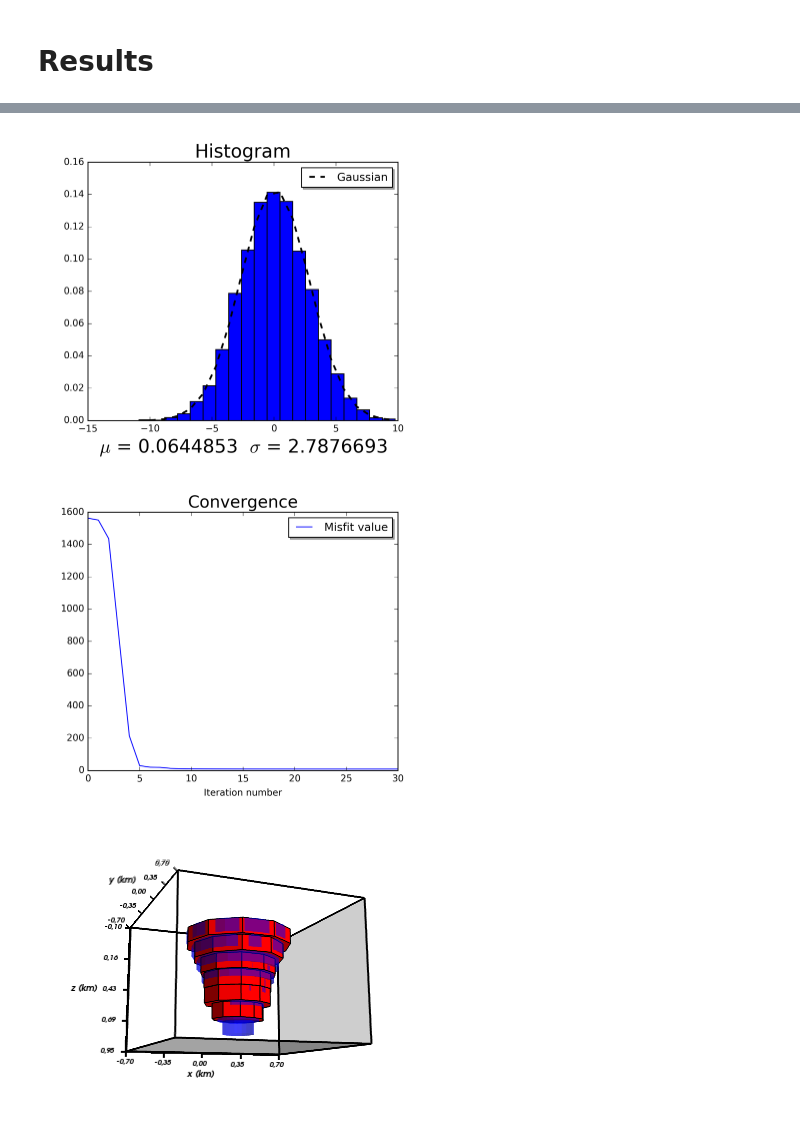
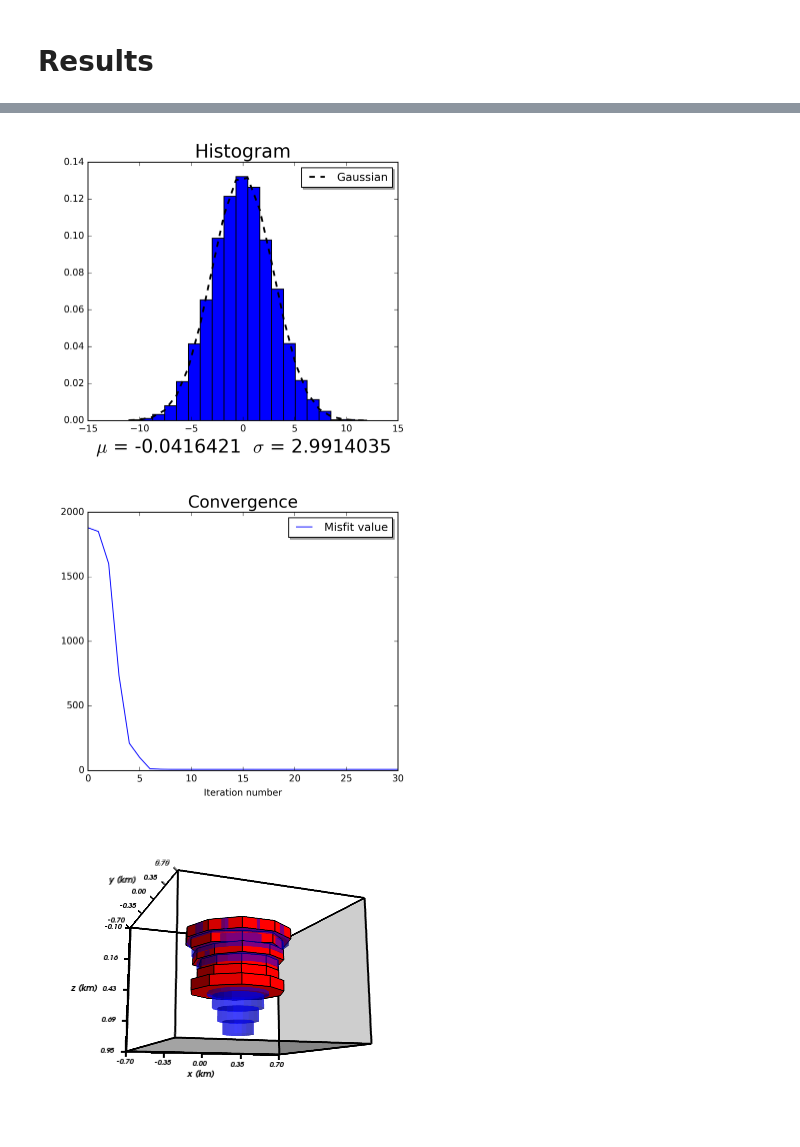
Before and after one commit to pinga-lab/magnetic-radial-inversion, a Jupyter notebook: code/kimberlite/kimberlite_tfa_inversion_ture_direction.ipynb, the cells around one changed output, grey strips where cells are left out. Saved outputs shown, nothing was run; the diff lists cells and outputs as text; code cells hidden in the pictures.

```diff
--- a/code/kimberlite/kimberlite_tfa_inversion_ture_direction.ipynb
+++ b/code/kimberlite/kimberlite_tfa_inversion_ture_direction.ipynb
@@ -98 +100,5 @@ d0 = polyprism.tf(xp, yp, zp, model0, inc, dec) # predict data
 res0 = dobs - d0
+# %%
+mypath = 'kimberlite_tfa_inversion/direction_inc%d_dec%d/diorama_tfa_r%d_int%d_z0%d_dz%d' % (incs, decs, rin[0], np.linalg.norm(props['magnetization']), z0, dz)
+if not os.path.isdir(mypath):
+   os.makedirs(mypath)
@@ -160,13 +209,13 @@ img(filename='figs/kimberlite_tfa_obs_data_true_inital.png', width=400, height=4
 lamb = 1000.
 dlamb = 10.      # step for Marquadt's parameter
 
-a1 = 0.002  # adjacent radial distances within each prism
-a2 = 0.03   # vertically adjacent radial distances
+a1 = 0.006  # adjacent radial distances within each prism
+a2 = 0.0009   # vertically adjacent radial distances
 a3 = 0.     # outcropping cross-section
 a4 = 0.     # outcropping origin
-a5 = 0.2     # vertically adjacent origins
-a6 = 0.00005   # zero order Tikhonov on adjacent radial distances
-a7 = 0.00001     # zero order Tikhonov on thickness of each prism
+a5 = 0.02     # vertically adjacent origins
+a6 = 0.0000005   # zero order Tikhonov on adjacent radial distances
+a7 = 0.000001     # zero order Tikhonov on thickness of each prism
 # %%
 delta = np.array([deltax, deltay, deltar, deltaz])
 alpha = np.array([a1, a2, a3, a4, a5, a6, a7])
@@ -174,7 +223,9 @@ alpha = np.array([a1, a2, a3, a4, a5, a6, a7])
 ### Inversion
 # %%
 d_fit, m_est, model_est, phi_list = mfun.levmarq_tf(xp, yp, zp, m0, M, L, delta, itmax,
-                                                    itmax_marq, lamb, dlamb, epsilon,
-                                                    mmin, mmax, m_out, dobs, inc, dec,
+                                                    itmax_marq, lamb, dlamb, tol,
+                                                    mmin, mmax, m_out, dobs,
+                                                    kimberlite_data['main_field'][0],
+                                                    kimberlite_data['main_field'][1],
                                                     props, alpha, z0, dz)
 # %% [output]
@@ -229,8 +280,8 @@ plt.savefig('figs/kimberlite_tfa_td_hist.png', dpi=300)
 #plt.show()
 # %%
-img(filename='figs/kimberlite_tfa_td_hist.png', width=400, height=400)
+img(filename=mypath+'/kimberlite_tfa_td_hist.png', width=400, height=400)
 # %% [output]
-[figure, old version]
+[figure, new version]
 # %%
 plt.figure(figsize=(6,5))
 plt.title('Convergence', fontsize = 18)
@@ -242,8 +293,8 @@ plt.savefig('figs/kimberlite_tfa_td_convergence.png', dpi=300)
 #plt.show()
 # %%
-img(filename='figs/kimberlite_tfa_td_convergence.png', width=400, height=400)
+img(filename=mypath+'/kimberlite_tfa_td_convergence.png', width=400, height=400)
 # %% [output]
-[figure, old version]
+[figure, new version]
 # %%
 bounds = [-700., 700., -700., 700., -100., 950.]
 
@@ -269,10 +320,10 @@ scene.scene.camera.compute_view_plane_normal()
 myv.wall_bottom(ax.axes.bounds, opacity=0.2)
 myv.wall_north(ax.axes.bounds)
 #myv.title('bolacha', color=(0, 0, 0), size=1.3, height=0.5)
-myv.savefig('figs/kimberlite_tfa_td_bolacha1.png')
+myv.savefig(mypath+'/kimberlite_tfa_td_bolacha1.png')
 myv.show()
 
-img(filename='figs/kimberlite_tfa_td_bolacha1.png')
+img(filename=mypath+'/kimberlite_tfa_td_bolacha1.png')
 
 bounds = [-700., 700., -700., 700., -100., 950.]
 
@@ -299,10 +350,10 @@ scene.scene.render()
 myv.wall_bottom(ax.axes.bounds, opacity=0.2)
 myv.wall_north(ax.axes.bounds)
 #myv.title('bolacha', color=(0, 0, 0), size=1.3, height=0.5)
-myv.savefig('figs/kimberlite_tfa_td_bolacha2.png')
+myv.savefig(mypath+'/kimberlite_tfa_td_bolacha2.png')
 myv.show()
 
-img(filename='figs/kimberlite_tfa_td_bolacha2.png')
+img(filename=mypath+'/kimberlite_tfa_td_bolacha2.png')
 
 bounds = [-700., 700., -700., 700., -100., 950.]
 
@@ -329,39 +380,39 @@ scene.scene.render()
 myv.wall_bottom(ax.axes.bounds, opacity=0.2)
 myv.wall_north(ax.axes.bounds)
 #myv.title('bolacha', color=(0, 0, 0), size=1.3, height=0.5)
-myv.savefig('figs/kimberlite_tfa_td_bolacha3.png')
+myv.savefig(mypath+'/kimberlite_tfa_td_bolacha3.png')
 myv.show()
 
-img(filename='figs/kimberlite_tfa_td_bolacha3.png')
+img(filename=mypath+'/kimberlite_tfa_td_bolacha3.png')
 
 bounds = [-700., 700., -700., 700., -100., 950.]
 
 red, green, blue = (1, 0, 0), (0, 1, 0), (0, 0, 1)
 white, black = (1, 1, 1), (0, 0, 0),
 
 # Show the model
 scene = myv.figure()
 myv.polyprisms(kimberlite_model['prisms'], 'magnetization', color=blue, linewidth=1., opacity=.5, edges=False)
 myv.polyprisms(model_est, 'magnetization', color=red, linewidth=1.)
 
 
 ax = myv.axes(myv.outline(bounds), ranges=[i * 0.001 for i in bounds])
 ax.axes.x_label, ax.axes.y_label, ax.axes.z_label = 'x (km)', 'y (km)', 'z (km)'
 ax.axes.font_factor = 1.5
 scene.scene.camera.position = [-1358.4495936442941, 3241.6425529534445, 1095.0196037678566]
 scene.scene.camera.focal_point = [1.1115415914762344e-12, 4.8066663415188518e-13, 424.99999999999943]
 scene.scene.camera.view_angle = 30.0
 scene.scene.camera.view_up = [-0.069838400113651236, 0.17376780317072943, -0.98230715585848405]
 scene.scene.camera.clipping_range = [1555.7568575367334, 6132.3676045661978]
 scene.scene.camera.compute_view_plane_normal()
 scene.scene.render()
 
 myv.wall_bottom(ax.axes.bounds, opacity=0.2)
 myv.wall_north(ax.axes.bounds)
 #myv.title('bolacha', color=(0, 0, 0), size=1.3, height=0.5)
-myv.savefig('figs/kimberlite_tfa_td_bolacha4.png')
+myv.savefig(mypath+'/kimberlite_tfa_td_bolacha4.png')
 myv.show()
 
-img(filename='figs/kimberlite_tfa_td_bolacha4.png')
+img(filename=mypath+'/kimberlite_tfa_td_bolacha4.png')
 # %% [output]
-[figure, old version]
+[figure, new version]
```
Also changed, not shown: parts of 20 cells of this notebook, 30 other files.
